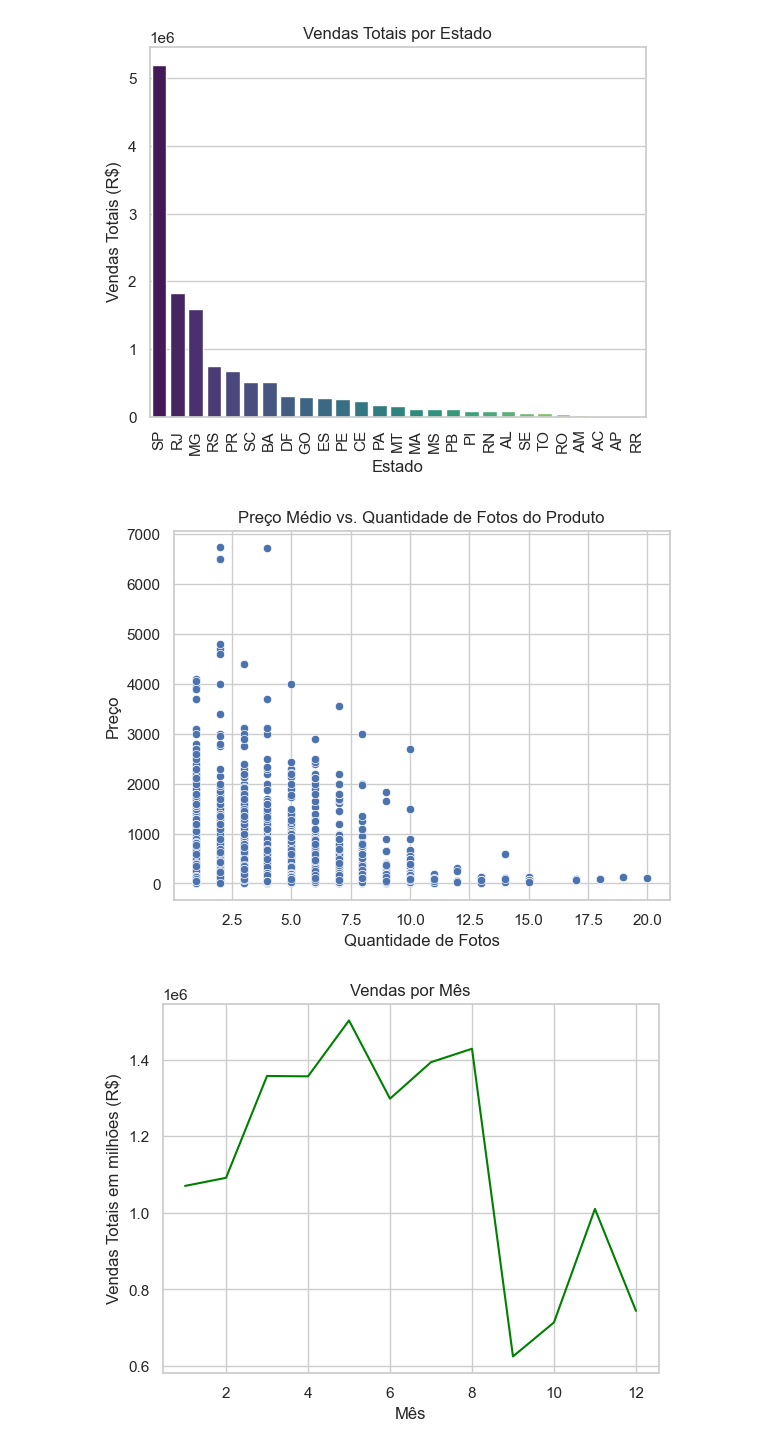
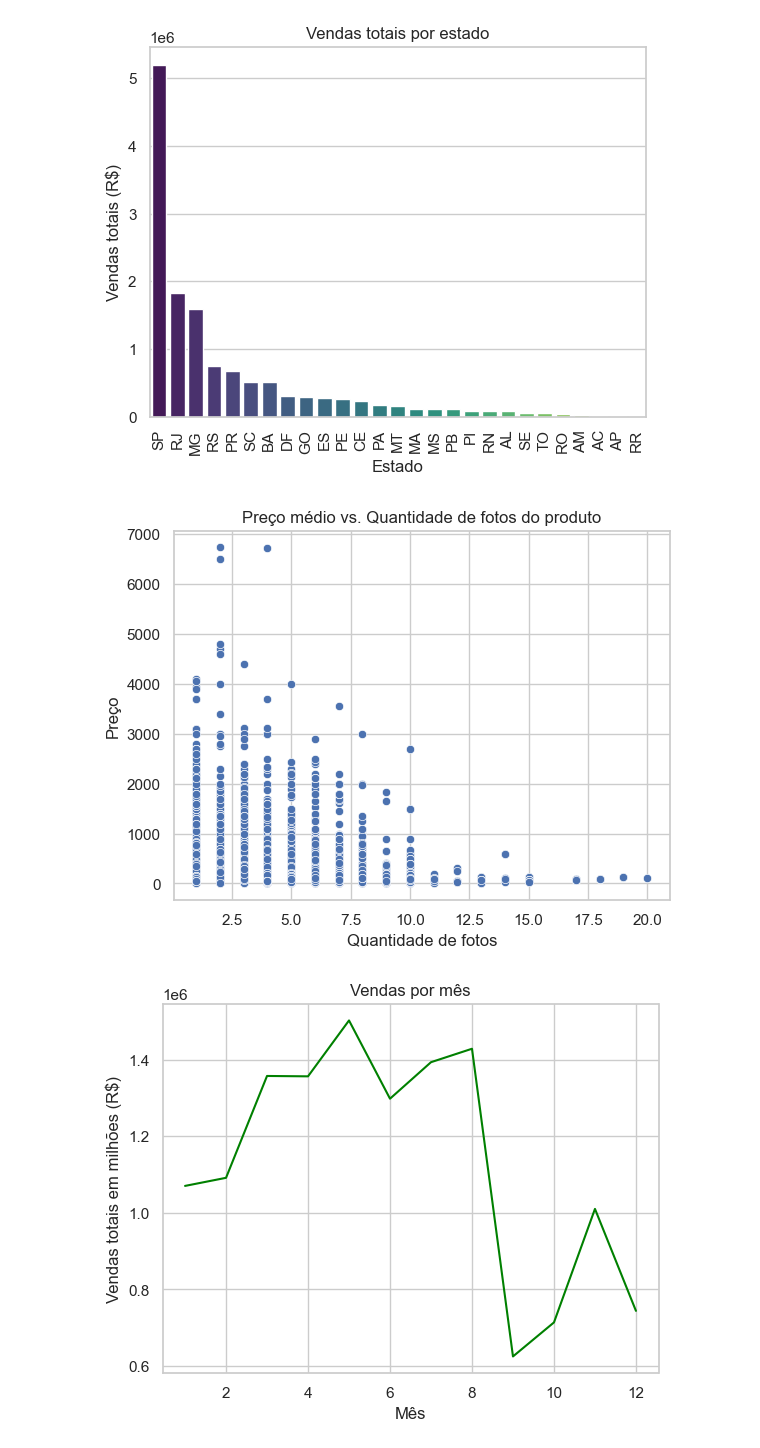
Before and after one commit to edilton-bs/projeto-analisepreditivavendas, a Jupyter notebook: notebooks/01_data_preprocessing_eda.ipynb.ipynb, the cells around one changed output. Drawn from its saved outputs; the diff is of its cells as text; code cells hidden in the pictures.

```diff
--- a/notebooks/01_data_preprocessing_eda.ipynb.ipynb
+++ b/notebooks/01_data_preprocessing_eda.ipynb.ipynb
@@ -169,16 +169,16 @@ plt.show()
 # %%
 # Fazer o merge entre os datasets
 merged_df = pd.merge(orders_items_df, products_df, on='product_id', how='inner')
 # merged_df = pd.merge(merged_df, reviews_df, on='order_id', how='inner')
 
 
 sns.scatterplot(x='product_photos_qty', y='price', data=merged_df)
-plt.title("Preço Médio vs. Quantidade de Fotos do Produto")
-plt.xlabel("Quantidade de Fotos")
+plt.title("Preço médio vs. Quantidade de fotos do produto")
+plt.xlabel("Quantidade de fotos")
 plt.ylabel("Preço")
 plt.show()
 # %% [output]
-[figure, old version]
+[figure, new version]
 # %%
 # Fazer o merge entre os datasets
 df = pd.merge(orders_items_df, orders_df, on='order_id', how='inner')
```
Also changed, not shown: parts of 8 cells of this notebook.
